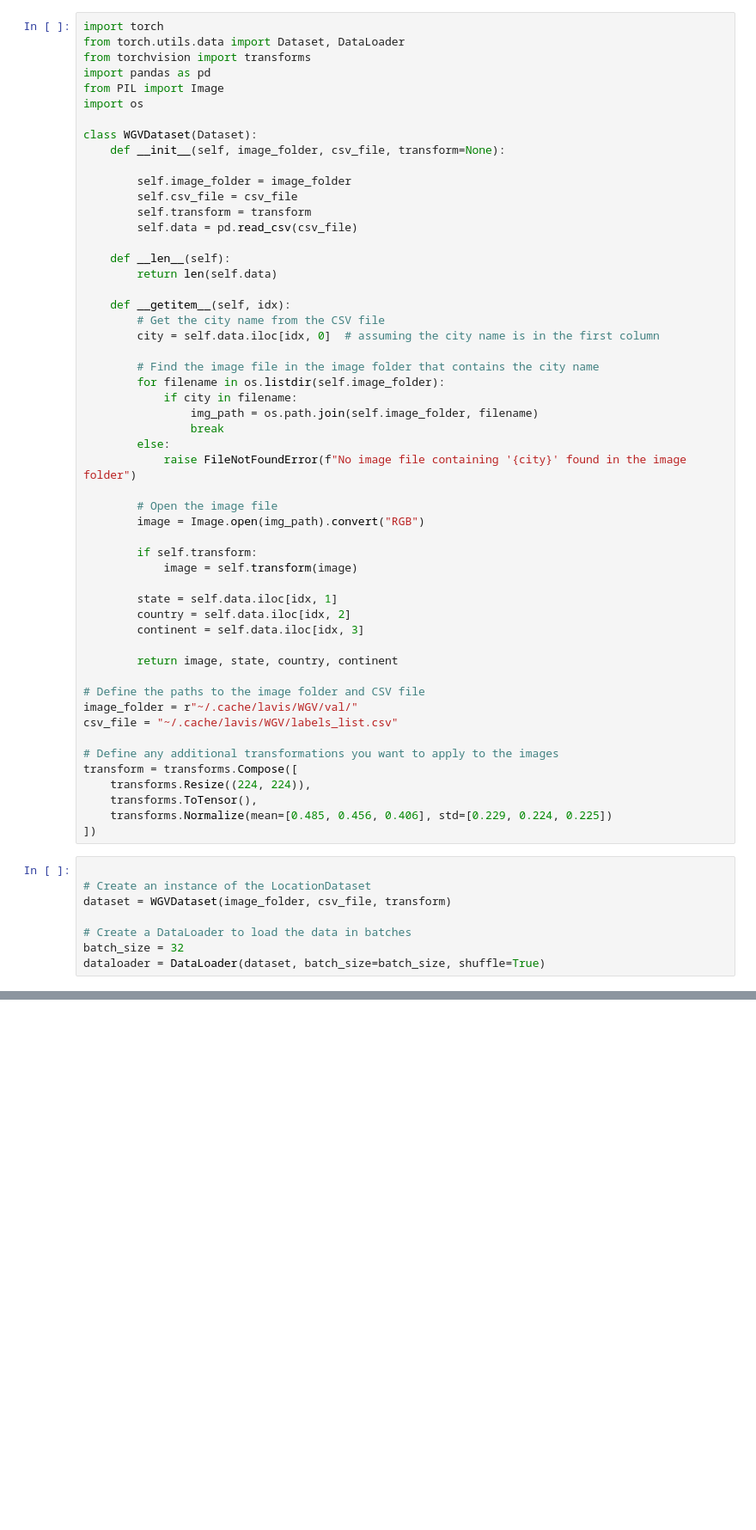
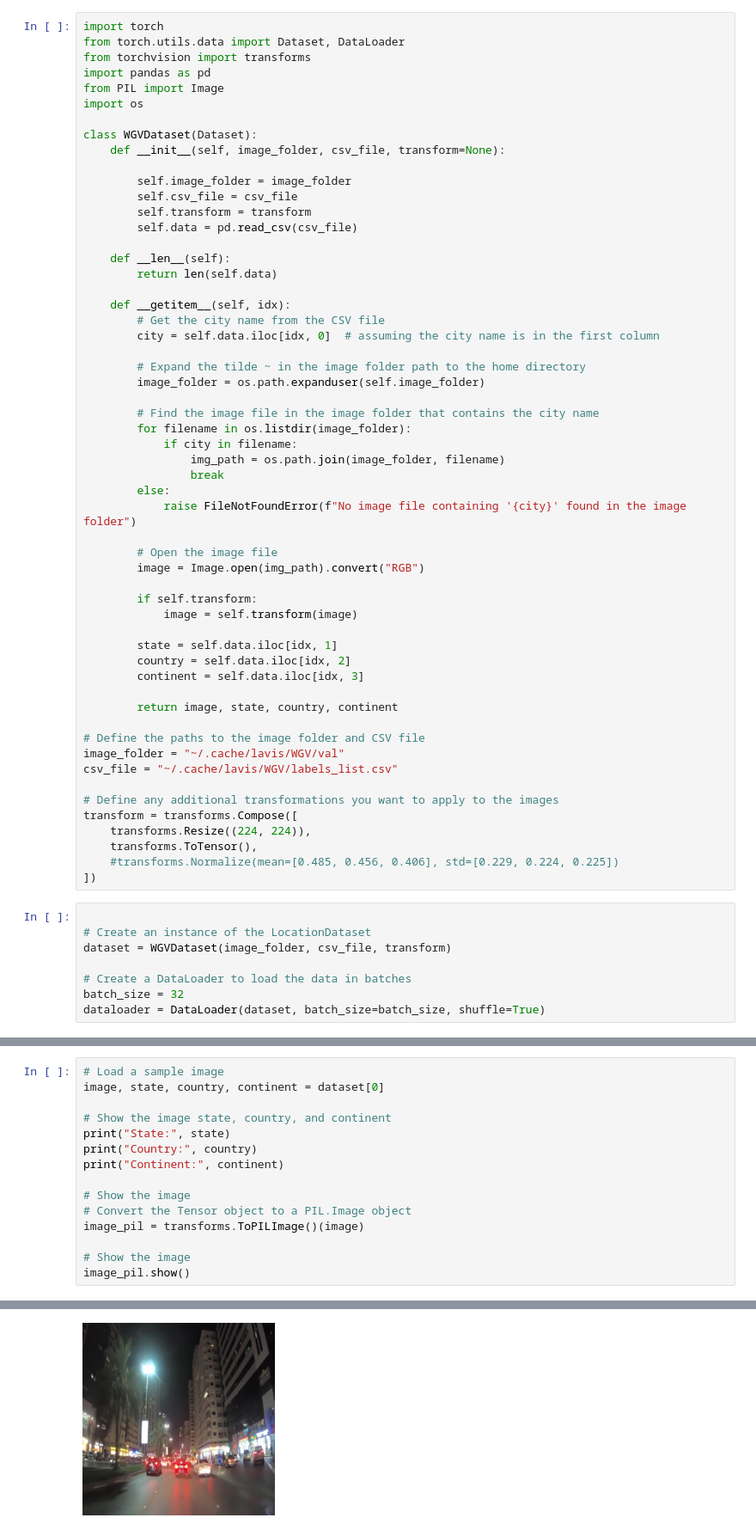
Before and after one commit to Ommos92/LAVIS, a Jupyter notebook: projects/blip2/blip2_geo_location.ipynb, the cells around one changed output, grey strips where cells are left out. Shown: that part at 86% size. Cells and saved outputs as stored; diff of their text form; blank space fills up the shorter version.

```diff
--- a/projects/blip2/blip2_geo_location.ipynb
+++ b/projects/blip2/blip2_geo_location.ipynb
@@ -26,10 +26,13 @@ class WGVDataset(Dataset):
         # Get the city name from the CSV file
         city = self.data.iloc[idx, 0]  # assuming the city name is in the first column
 
+        # Expand the tilde ~ in the image folder path to the home directory
+        image_folder = os.path.expanduser(self.image_folder)
+
         # Find the image file in the image folder that contains the city name
-        for filename in os.listdir(self.image_folder):
+        for filename in os.listdir(image_folder):
             if city in filename:
-                img_path = os.path.join(self.image_folder, filename)
+                img_path = os.path.join(image_folder, filename)
                 break
         else:
             raise FileNotFoundError(f"No image file containing '{city}' found in the image folder")
@@ -47,14 +50,14 @@ class WGVDataset(Dataset):
         return image, state, country, continent
 
 # Define the paths to the image folder and CSV file
-image_folder = r"~/.cache/lavis/WGV/val/"
+image_folder = "~/.cache/lavis/WGV/val"
 csv_file = "~/.cache/lavis/WGV/labels_list.csv"
 
 # Define any additional transformations you want to apply to the images
 transform = transforms.Compose([
     transforms.Resize((224, 224)),
     transforms.ToTensor(),
-    transforms.Normalize(mean=[0.485, 0.456, 0.406], std=[0.229, 0.224, 0.225])
+    #transforms.Normalize(mean=[0.485, 0.456, 0.406], std=[0.229, 0.224, 0.225])
 ])
 # %%
 
@@ -71,0 +70,16 @@ FileNotFoundError: [Errno 2] No such file or directory: '~/.cache/lavis/WGV/val/
+# %%
+# Load a sample image
+image, state, country, continent = dataset[0]
+
+# Show the image state, country, and continent
+print("State:", state)
+print("Country:", country)
+print("Continent:", continent)
+
+# Show the image
+# Convert the Tensor object to a PIL.Image object
+image_pil = transforms.ToPILImage()(image)
+
+# Show the image
+image_pil.show()
+# %% [output]
@@ -71,0 +89 @@ FileNotFoundError: [Errno 2] No such file or directory: '~/.cache/lavis/WGV/val/
+[figure, added]
```
Also changed, not shown: parts of 5 cells of this notebook, 2 other files.
